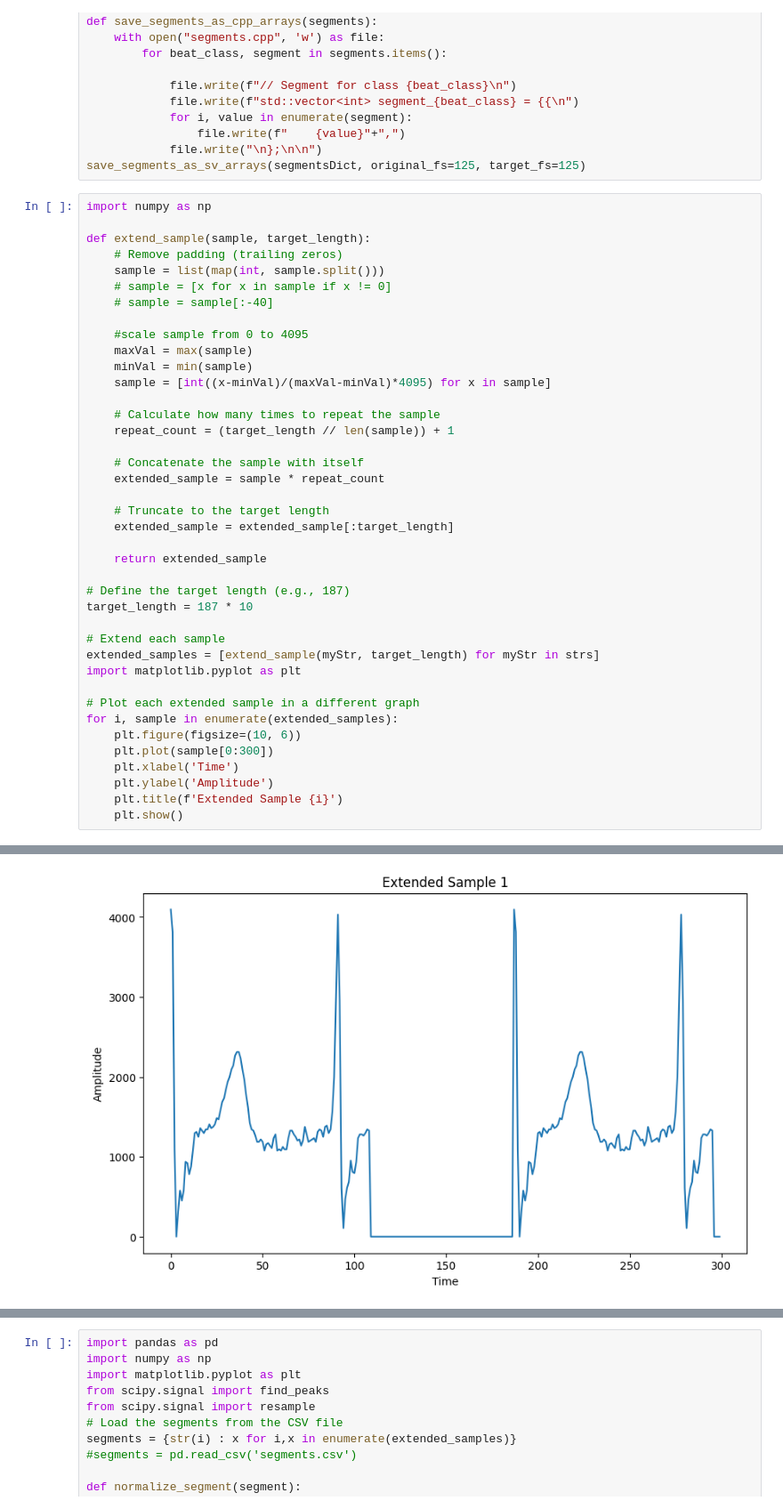
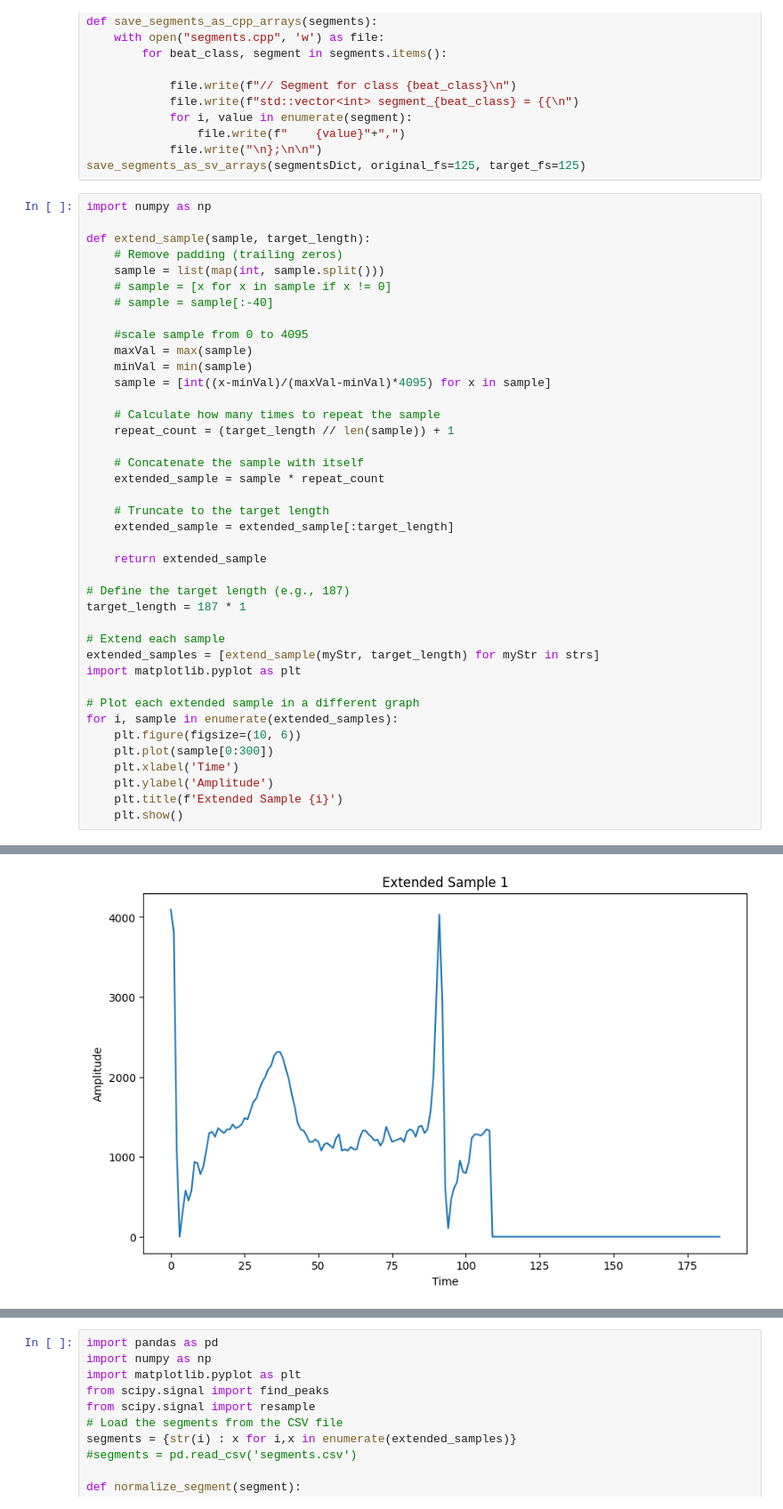
Before and after one commit to ManuBlue/verilogECG, a Jupyter notebook: testBench/test.ipynb, the cells around one changed output, grey strips where cells are left out. Shown at 89% size. Cells and saved outputs as stored; diff of their text form.

```diff
--- a/testBench/test.ipynb
+++ b/testBench/test.ipynb
@@ -92,7 +92,7 @@ def extend_sample(sample, target_length):
     return extended_sample
 
 # Define the target length (e.g., 187)
-target_length = 187 * 10
+target_length = 187 * 1
 
 # Extend each sample
 extended_samples = [extend_sample(myStr, target_length) for myStr in strs]
@@ -111 +111 @@ for i, sample in enumerate(extended_samples):
-[figure, old version]
+[figure, new version]
```
Also changed, not shown: parts of 3 cells of this notebook, 6 other files.
